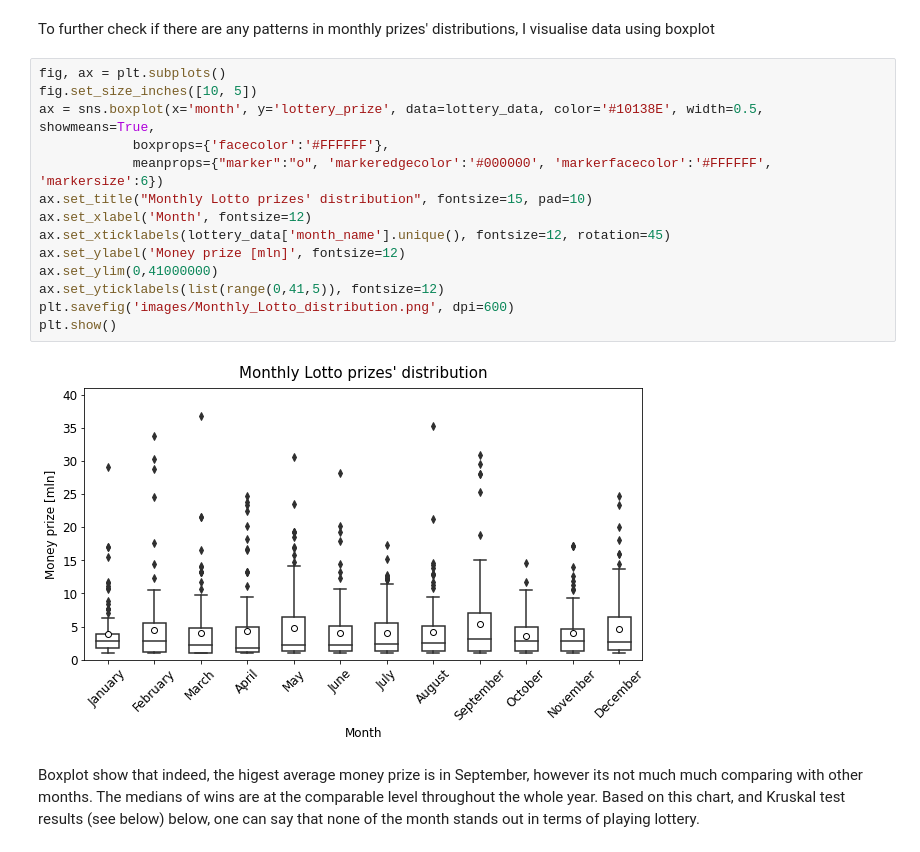
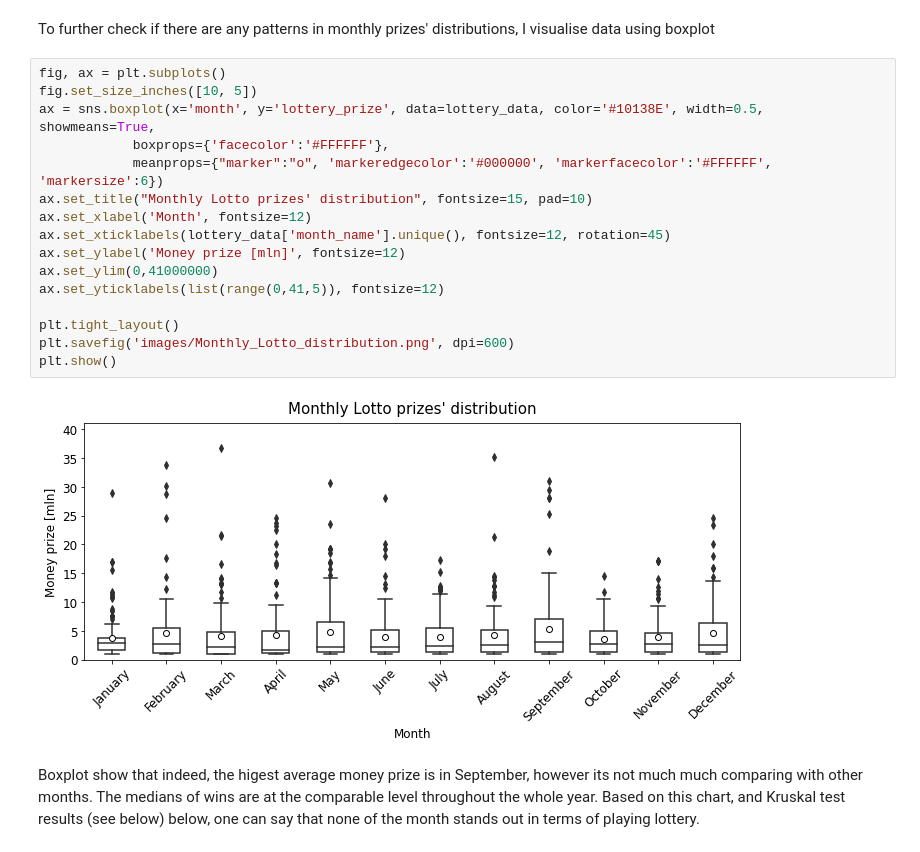
Before and after one commit to piotrsoczewka/Lotto, a Jupyter notebook: Data import and analysis.ipynb, the cells around one changed output. Saved outputs shown, nothing was run; the diff lists cells and outputs as text.

```diff
--- a/Data import and analysis.ipynb
+++ b/Data import and analysis.ipynb
@@ -366,19 +366,21 @@ To further check if there are any patterns in monthly prizes' distributions, I v
 # %%
 fig, ax = plt.subplots()
 fig.set_size_inches([10, 5])
 ax = sns.boxplot(x='month', y='lottery_prize', data=lottery_data, color='#10138E', width=0.5, showmeans=True,
             boxprops={'facecolor':'#FFFFFF'},
             meanprops={"marker":"o", 'markeredgecolor':'#000000', 'markerfacecolor':'#FFFFFF', 'markersize':6})
 ax.set_title("Monthly Lotto prizes' distribution", fontsize=15, pad=10)
 ax.set_xlabel('Month', fontsize=12)
 ax.set_xticklabels(lottery_data['month_name'].unique(), fontsize=12, rotation=45)
 ax.set_ylabel('Money prize [mln]', fontsize=12)
 ax.set_ylim(0,41000000)
 ax.set_yticklabels(list(range(0,41,5)), fontsize=12)
+
+plt.tight_layout()
 plt.savefig('images/Monthly_Lotto_distribution.png', dpi=600)
 plt.show()
 # %% [output]
-[figure, old version]
+[figure, new version]
 # %% [markdown]
 Boxplot show that indeed, the higest average money prize is in September, however its not much much comparing with other months. The medians of wins are at the comparable level throughout the whole year. Based on this chart, and Kruskal test results (see below) below, one can say that none of the month stands out in terms of playing lottery.
 # %%
```
Also changed, not shown: 1 other file.
